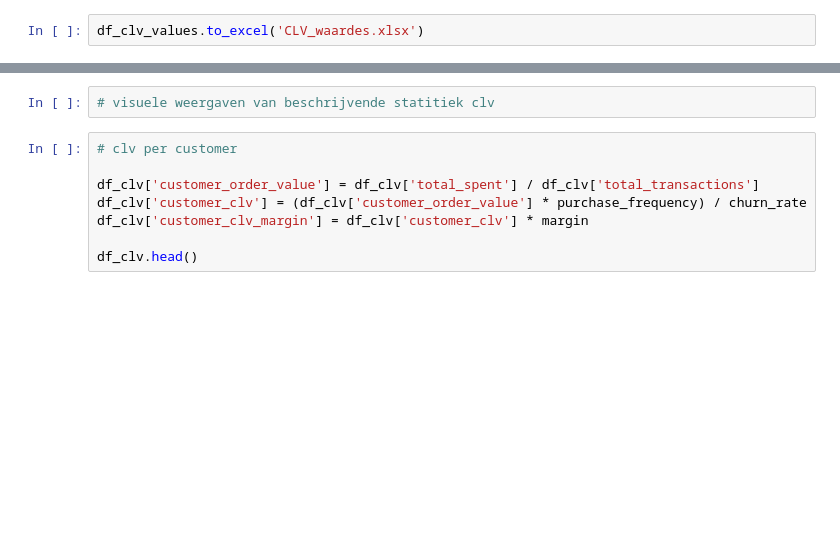
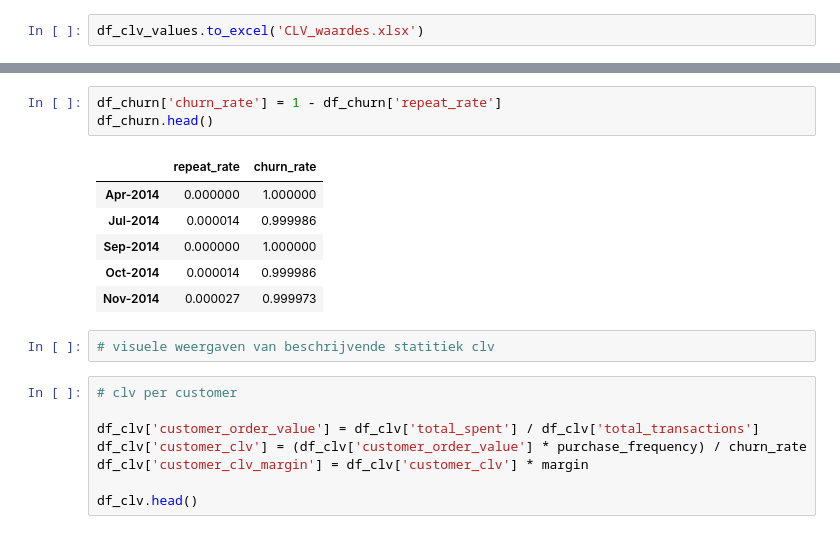
Before and after one commit to iwb-digital-growth-agency/python, a Jupyter notebook: CLV_Maxilia - nieuwe data set.ipynb, the cells around one changed output, grey strips where cells are left out. Saved outputs shown, nothing was run; the diff lists cells and outputs as text; blank space fills up the shorter version.

```diff
--- a/CLV_Maxilia - nieuwe data set.ipynb
+++ b/CLV_Maxilia - nieuwe data set.ipynb
@@ -182,3 +211,13 @@ df_clv_values.to_excel('CLV_waardes.xlsx')
+# %%
+df_churn['churn_rate'] = 1 - df_churn['repeat_rate']
+df_churn.head()
+# %% [output]
+|  | repeat_rate | churn_rate |
+| Apr-2014 | 0.000000 | 1.000000 |
+| Jul-2014 | 0.000014 | 0.999986 |
+| Sep-2014 | 0.000000 | 1.000000 |
+| Oct-2014 | 0.000014 | 0.999986 |
+| Nov-2014 | 0.000027 | 0.999973 |
 # %%
 # visuele weergaven van beschrijvende statitiek clv
 # %%
```
Also changed, not shown: parts of 25 cells of this notebook.
